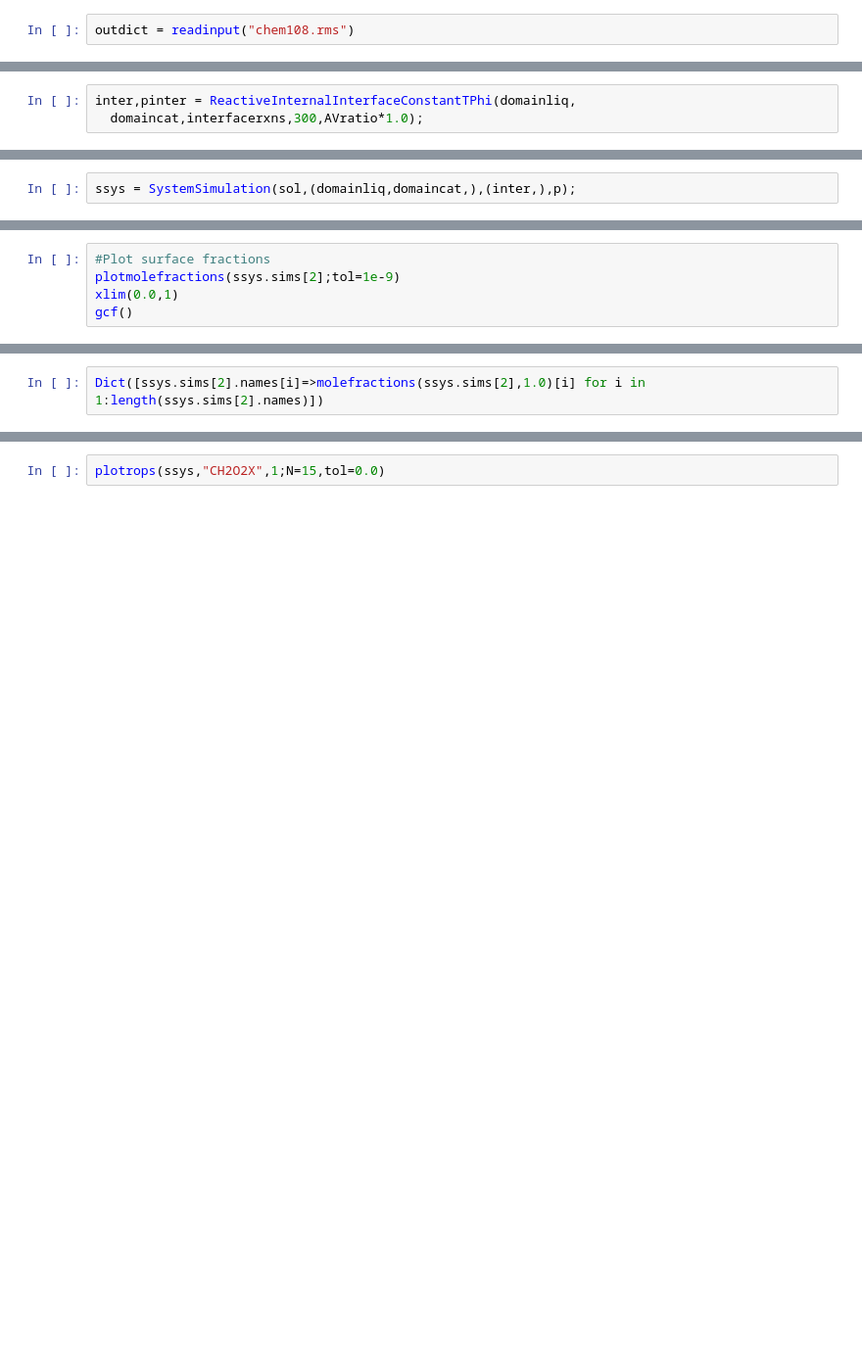
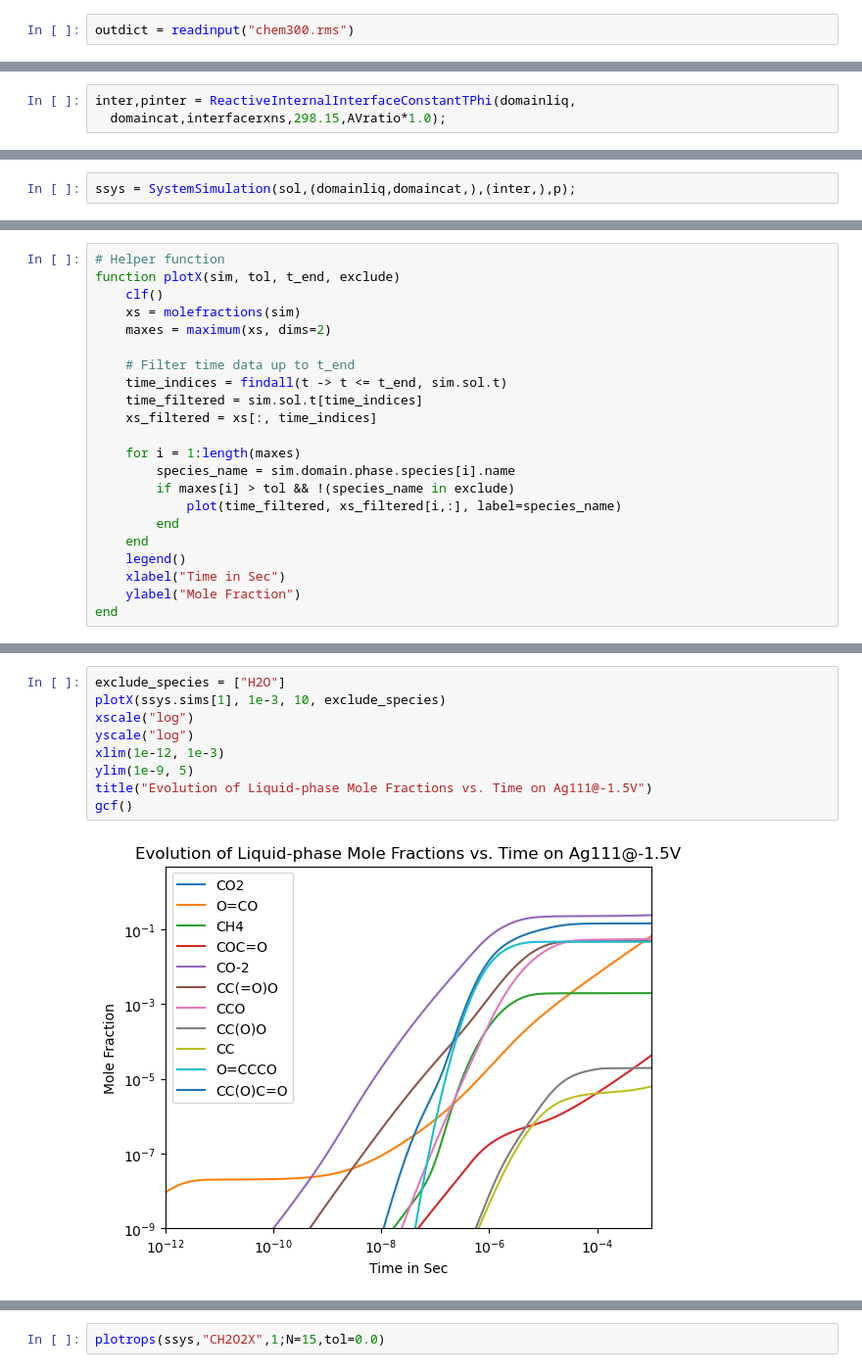
Before and after one commit to rwest/CO2_RR_RMG, a Jupyter notebook: CO2_Reduction_Ag/CO2RR_RMS_2.ipynb, the cells around one changed output, grey strips where cells are left out. Shown at 98% size. Cells and saved outputs as stored; diff of their text form; blank space fills up the shorter version.

```diff
--- a/CO2_Reduction_Ag/CO2RR_RMS_2.ipynb
+++ b/CO2_Reduction_Ag/CO2RR_RMS_2.ipynb
@@ -3,5 +3,5 @@ using DifferentialEquations
 using ReactionMechanismSimulator
 using PyPlot
 # %%
-outdict = readinput("chem108.rms")
+outdict = readinput("chem300.rms")
 # %% [output]
@@ -147,3 +61,3 @@ ConstantTVDomain{IdealDiluteSolution{Tuple{Arrheniusvec{Vector{Float64}, Vector{
 # %%
 inter,pinter = ReactiveInternalInterfaceConstantTPhi(domainliq,
-  domaincat,interfacerxns,300,AVratio*1.0);
+  domaincat,interfacerxns,298.15,AVratio*1.0);
@@ -167,5 +98,22 @@ ssys.reactions[16]
 # %%
-#Plot surface fractions
-plotmolefractions(ssys.sims[2];tol=1e-9)
-xlim(0.0,1)
-gcf()
+# Helper function
+function plotX(sim, tol, t_end, exclude)
+    clf()
+    xs = molefractions(sim)
+    maxes = maximum(xs, dims=2)
+
+    # Filter time data up to t_end
+    time_indices = findall(t -> t <= t_end, sim.sol.t)
+    time_filtered = sim.sol.t[time_indices]
+    xs_filtered = xs[:, time_indices]
+
+    for i = 1:length(maxes)
+        species_name = sim.domain.phase.species[i].name
+        if maxes[i] > tol && !(species_name in exclude)
+            plot(time_filtered, xs_filtered[i,:], label=species_name)
+        end
+    end
+    legend()
+    xlabel("Time in Sec")
+    ylabel("Mole Fraction")
+end
@@ -172,4 +122,13 @@ gcf()
 # %%
-Dict([ssys.sims[2].names[i]=>molefractions(ssys.sims[2],1.0)[i] for i in 1:length(ssys.sims[2].names)])
+exclude_species = ["H2O"]
+plotX(ssys.sims[1], 1e-3, 10, exclude_species)
+xscale("log")
+yscale("log")
+xlim(1e-12, 1e-3)
+ylim(1e-9, 5)
+title("Evolution of Liquid-phase Mole Fractions vs. Time on Ag111@-1.5V")
+gcf()
+# %% [output]
+[figure, added]
 # %%
 getfluxdiagram(ssys,1;speciesratetolerance=0.4)
```
Also changed, not shown: parts of 20 cells of this notebook, 1 other file.
